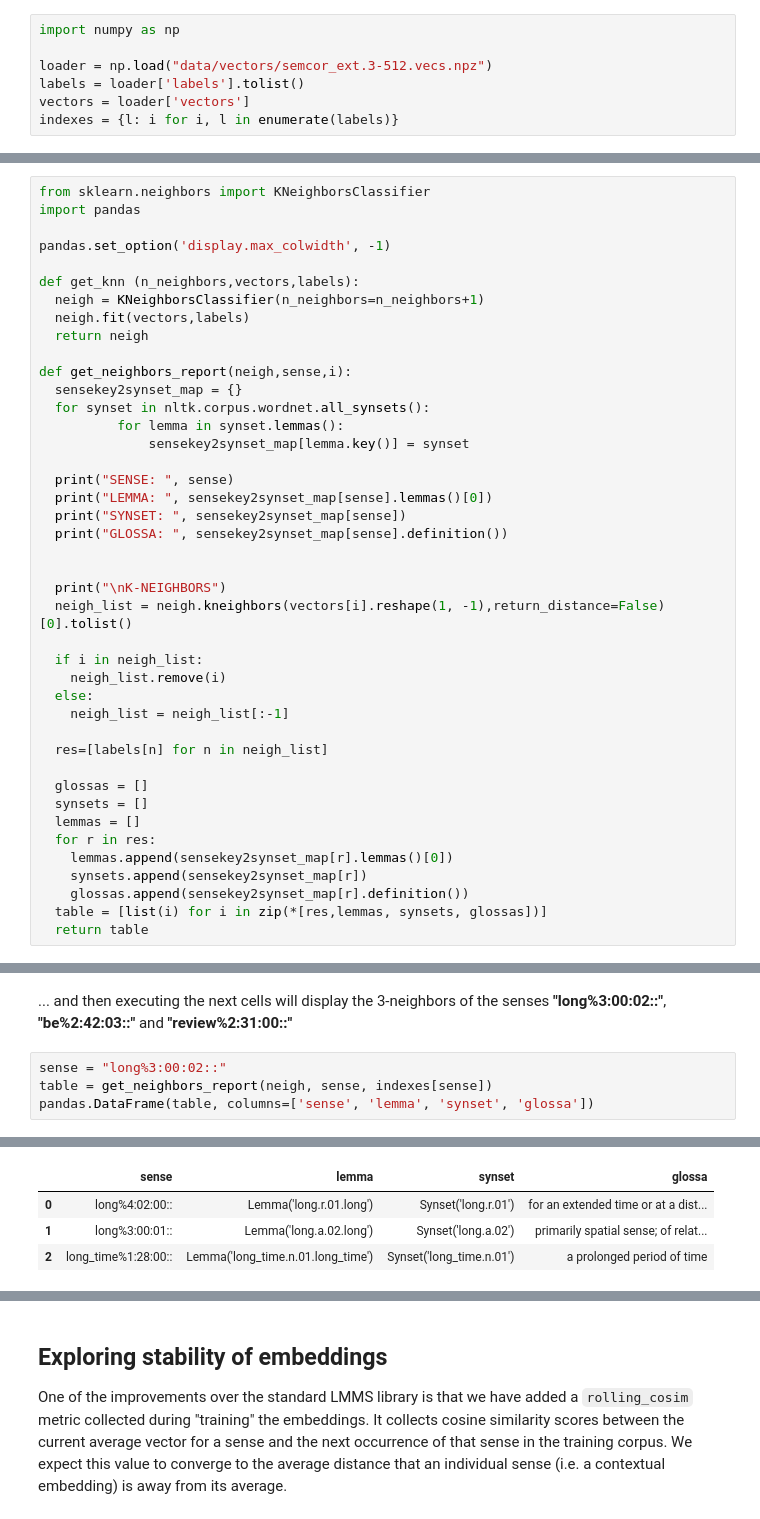
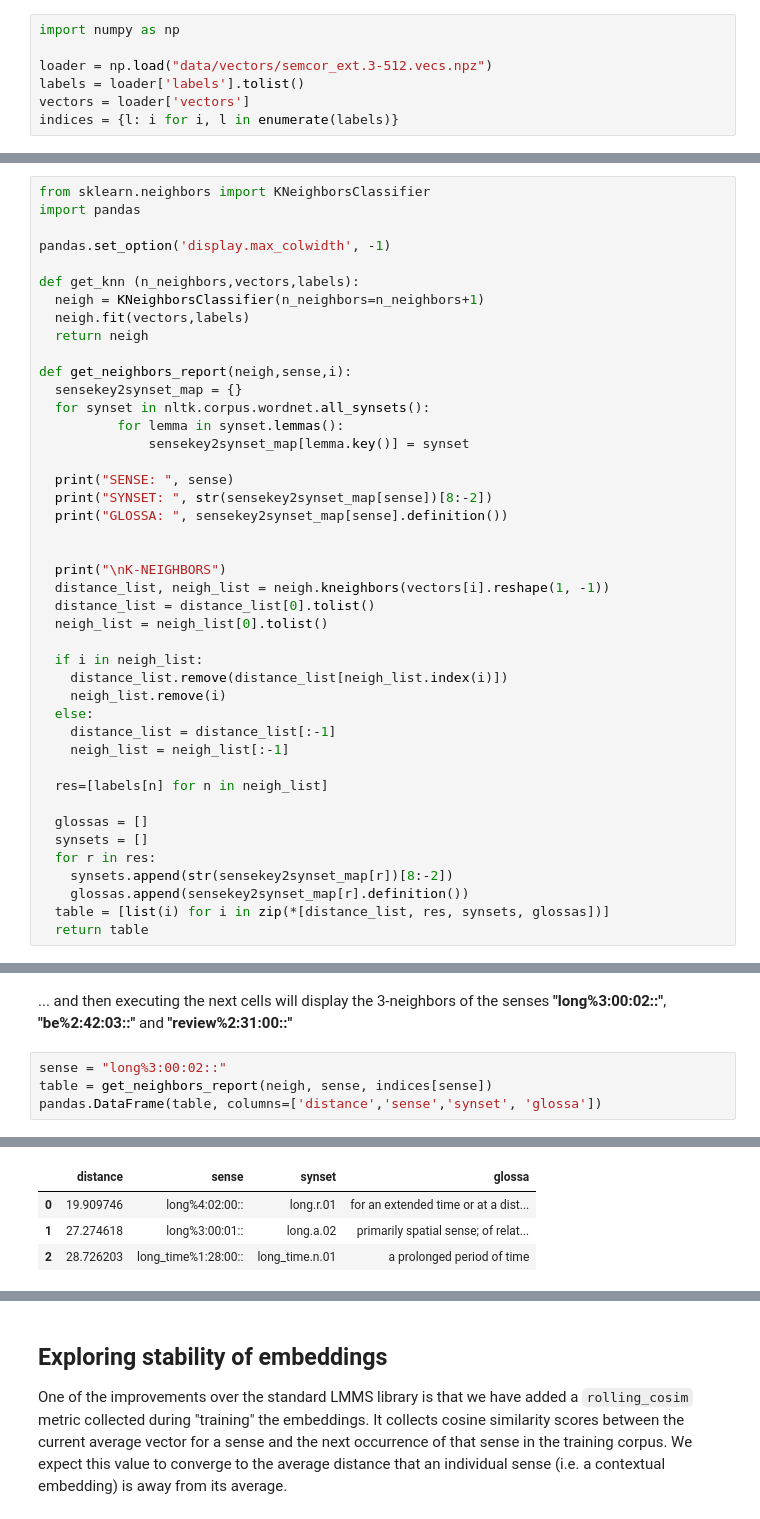
Before and after one commit to hybridnlp/tutorial, a Jupyter notebook: 03a_LMMS_Transigrafo.ipynb, the cells around one changed output, grey strips where cells are left out. Saved outputs shown, nothing was run; the diff lists cells and outputs as text.

```diff
--- a/03a_LMMS_Transigrafo.ipynb
+++ b/03a_LMMS_Transigrafo.ipynb
@@ -219,7 +229,7 @@ import numpy as np
 loader = np.load("data/vectors/semcor_ext.3-512.vecs.npz")
 labels = loader['labels'].tolist()
 vectors = loader['vectors']
-indexes = {l: i for i, l in enumerate(labels)}
+indices = {l: i for i, l in enumerate(labels)}
 # %% [markdown]
 Let's define a pair of functions to get the kneighbors of a sense of the embeddings
 # %%
@@ -240,29 +250,30 @@ def get_neighbors_report(neigh,sense,i):
               sensekey2synset_map[lemma.key()] = synset
 
   print("SENSE: ", sense)
-  print("LEMMA: ", sensekey2synset_map[sense].lemmas()[0])
-  print("SYNSET: ", sensekey2synset_map[sense])
+  print("SYNSET: ", str(sensekey2synset_map[sense])[8:-2])
   print("GLOSSA: ", sensekey2synset_map[sense].definition())
 
 
   print("\nK-NEIGHBORS")
-  neigh_list = neigh.kneighbors(vectors[i].reshape(1, -1),return_distance=False)[0].tolist()
+  distance_list, neigh_list = neigh.kneighbors(vectors[i].reshape(1, -1))
+  distance_list = distance_list[0].tolist()
+  neigh_list = neigh_list[0].tolist()
 
   if i in neigh_list:
+    distance_list.remove(distance_list[neigh_list.index(i)])
     neigh_list.remove(i)
   else:
+    distance_list = distance_list[:-1]
     neigh_list = neigh_list[:-1]
 
   res=[labels[n] for n in neigh_list]
 
   glossas = []
   synsets = []
-  lemmas = []
   for r in res:
-    lemmas.append(sensekey2synset_map[r].lemmas()[0])
-    synsets.append(sensekey2synset_map[r])
+    synsets.append(str(sensekey2synset_map[r])[8:-2])
     glossas.append(sensekey2synset_map[r].definition())
-  table = [list(i) for i in zip(*[res,lemmas, synsets, glossas])]
+  table = [list(i) for i in zip(*[distance_list, res, synsets, glossas])]
   return table
 # %% [markdown]
 First, we generate a KNN model with the embeddings...
@@ -272,7 +283,7 @@ neigh = get_knn(3,vectors,labels)
 ... and then executing the next cells will display the 3-neighbors of the senses **"long%3:00:02::"**, **"be%2:42:03::"** and **"review%2:31:00::"**
 # %%
 sense = "long%3:00:02::"
-table = get_neighbors_report(neigh, sense, indexes[sense])
-pandas.DataFrame(table, columns=['sense', 'lemma', 'synset', 'glossa'])
+table = get_neighbors_report(neigh, sense, indices[sense])
+pandas.DataFrame(table, columns=['distance','sense','synset', 'glossa'])
 # %% [output]
 SENSE:  long%3:00:02::
@@ -281,9 +291,9 @@ SYNSET:  Synset('long.a.01')
 GLOSSA:  primarily temporal sense; being or indicating a relatively great or greater than average duration or passage of time or a duration as specified
 
 K-NEIGHBORS
-|  | sense | lemma | synset | glossa |
-| 0 | long%4:02:00:: | Lemma('long.r.01.long') | Synset('long.r.01') | for an extended time or at a dist... |
-| 1 | long%3:00:01:: | Lemma('long.a.02.long') | Synset('long.a.02') | primarily spatial sense; of relat... |
-| 2 | long_time%1:28:00:: | Lemma('long_time.n.01.long_time') | Synset('long_time.n.01') | a prolonged period of time |
+|  | distance | sense | synset | glossa |
+| 0 | 19.909746 | long%4:02:00:: | long.r.01 | for an extended time or at a dist... |
+| 1 | 27.274618 | long%3:00:01:: | long.a.02 | primarily spatial sense; of relat... |
+| 2 | 28.726203 | long_time%1:28:00:: | long_time.n.01 | a prolonged period of time |
 # %%
 sense = "be%2:42:03::"
```
Also changed, not shown: parts of 15 cells of this notebook.
